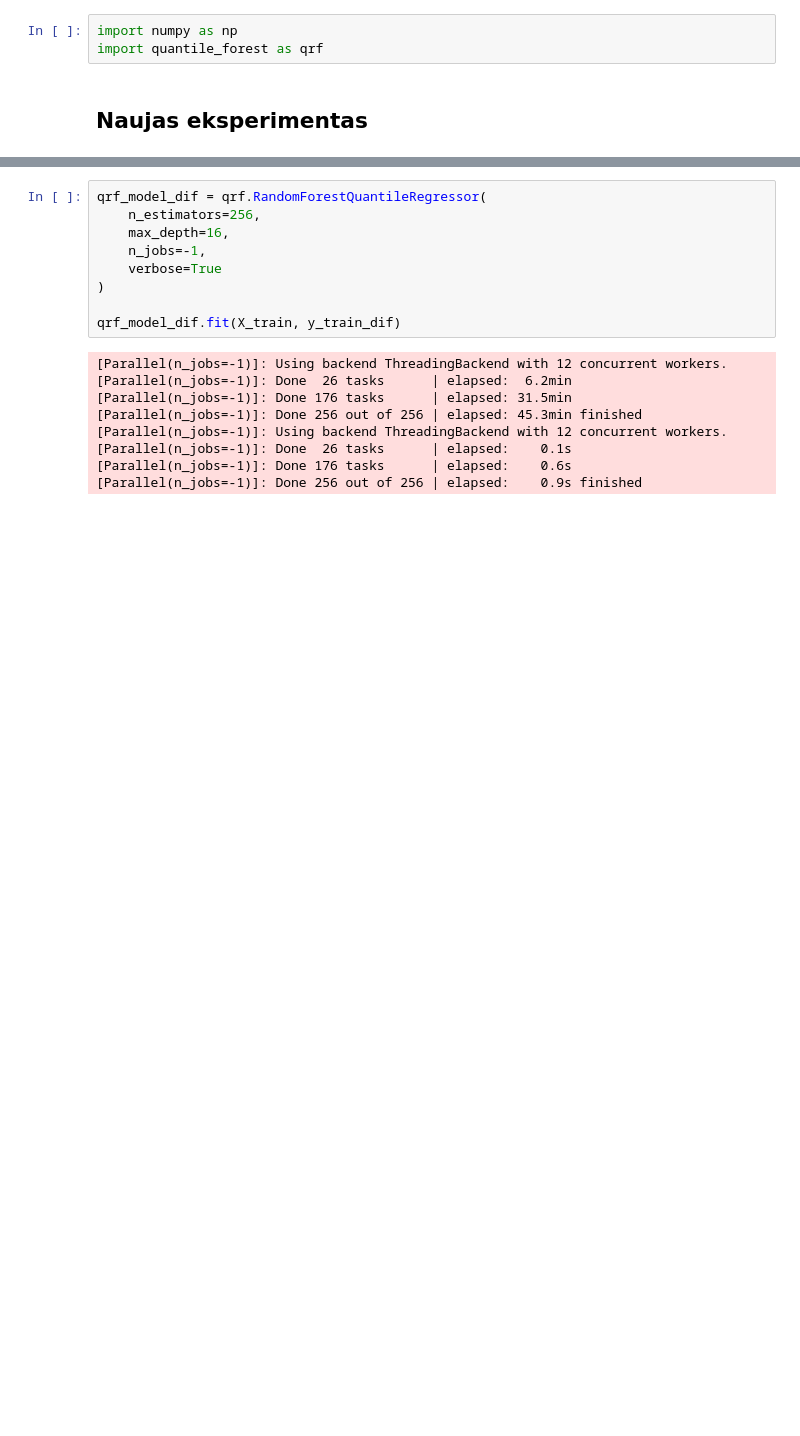
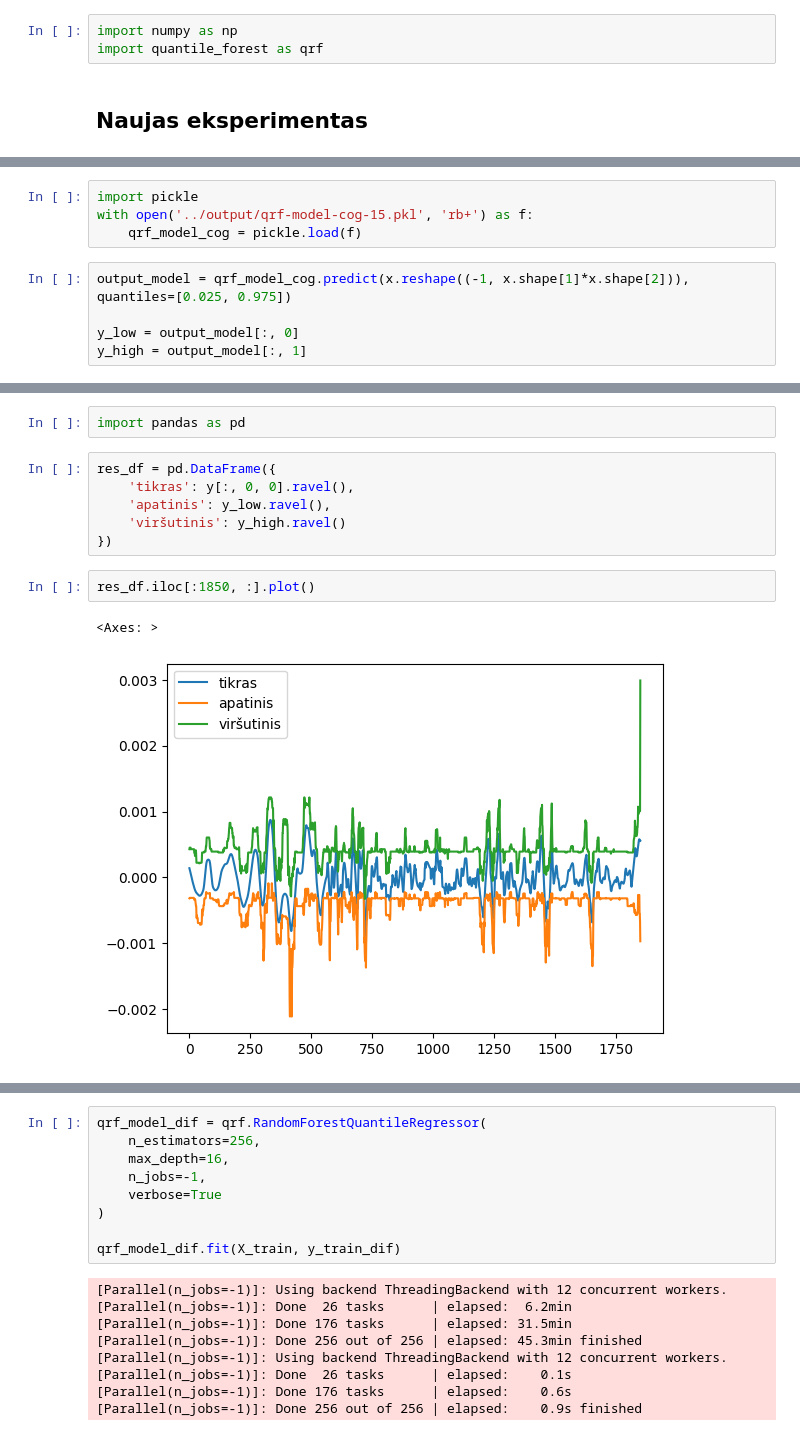
Before and after one commit to lukasjanusauskas/lukas-jan-kursinis-projektas, a Jupyter notebook: notebooks/anomalijos-patikra-qrf.ipynb, the cells around one changed output, grey strips where cells are left out. Cells and saved outputs as stored; diff of their text form; blank space fills up the shorter version.

```diff
--- a/notebooks/anomalijos-patikra-qrf.ipynb
+++ b/notebooks/anomalijos-patikra-qrf.ipynb
@@ -13,3 +16,12 @@ y_train = np.load('../y_train_COGandDifoutput.npy')
 X_train = X_train.reshape((-1, X_train.shape[1]*X_train.shape[2]))
 y_train_cog = y_train[:, 0, 0].ravel()
 y_train_dif = y_train[:, 0, 1].ravel()
+# %%
+import pickle
+with open('../output/qrf-model-cog-15.pkl', 'rb+') as f:
+    qrf_model_cog = pickle.load(f)
+# %%
+output_model = qrf_model_cog.predict(x.reshape((-1, x.shape[1]*x.shape[2])), quantiles=[0.025, 0.975])
+
+y_low = output_model[:, 0]
+y_high = output_model[:, 1]
@@ -15,0 +33,13 @@ y_train_dif = y_train[:, 0, 1].ravel()
+# %%
+import pandas as pd
+# %%
+res_df = pd.DataFrame({
+    'tikras': y[:, 0, 0].ravel(),
+    'apatinis': y_low.ravel(),
+    'viršutinis': y_high.ravel()
+})
+# %%
+res_df.iloc[:1850, :].plot()
+# %% [output]
+<Axes: >
+[figure, added]
```
Also changed, not shown: parts of 10 cells of this notebook, 9 other files.
